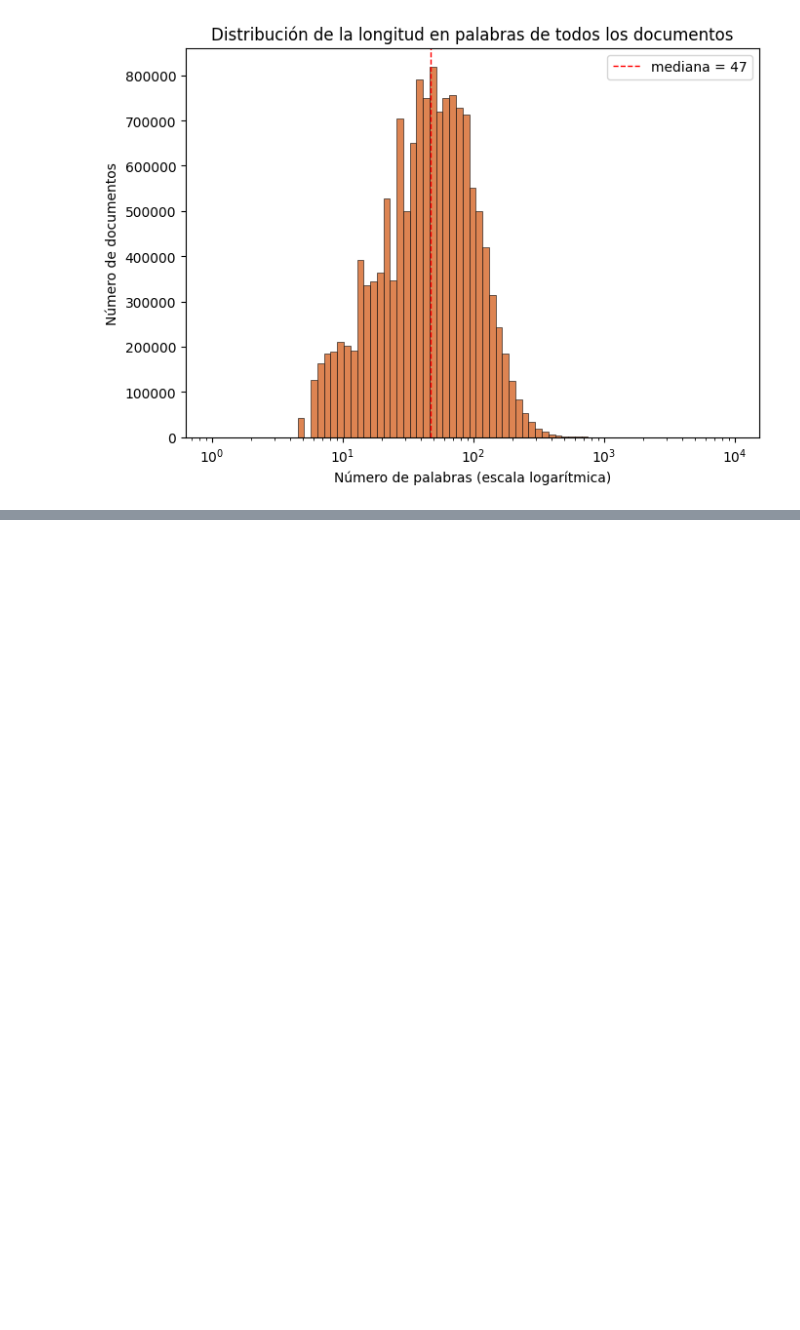
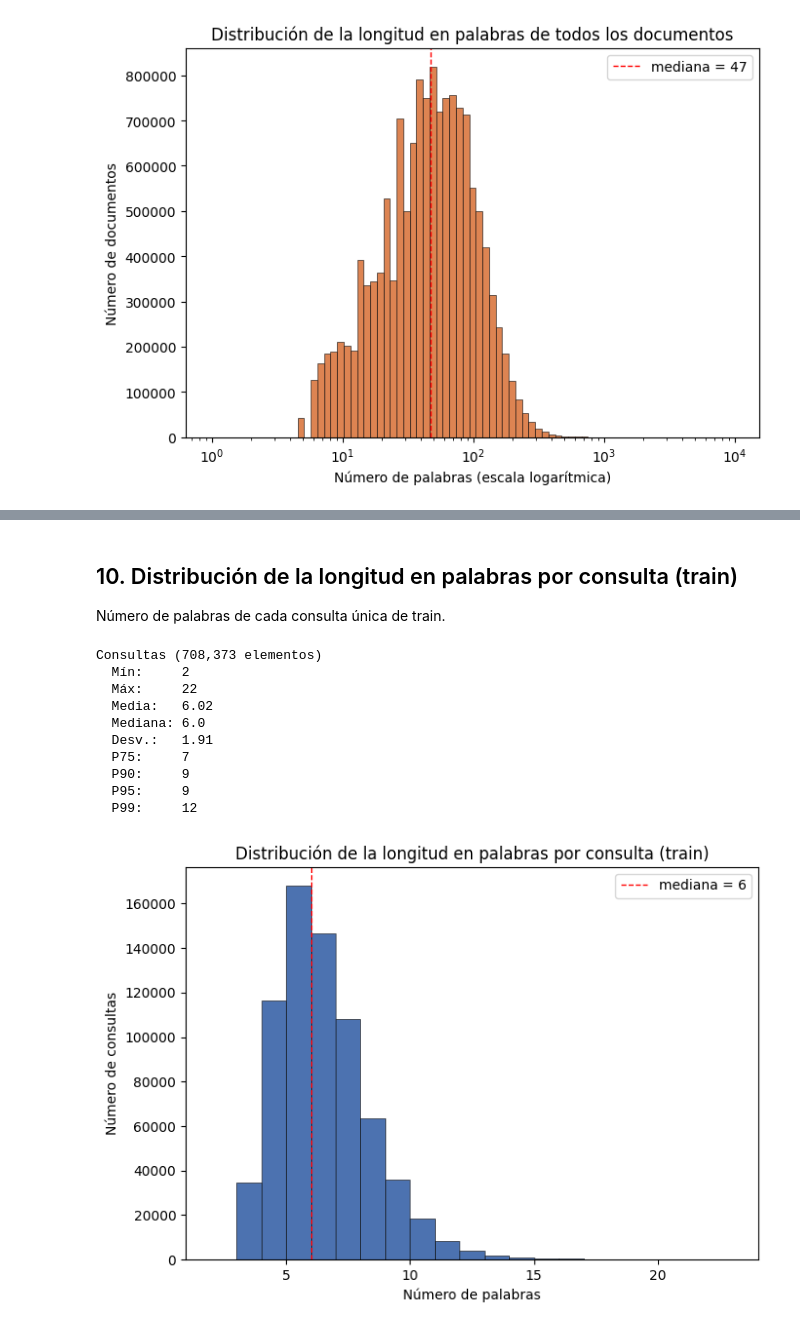
Before and after one commit to esteban-mendoza/ir-spanish, a Jupyter notebook: analysis/distributions.ipynb, the cells around one changed output, grey strips where cells are left out. Drawn from its saved outputs; the diff is of its cells as text; code cells hidden in the pictures; blank space fills up the shorter version.

```diff
--- a/analysis/distributions.ipynb
+++ b/analysis/distributions.ipynb
@@ -258,0 +274,17 @@ Documentos del corpus (14,047,759 elementos)
+# %%
+# Cifras del split de train y totales del conjunto (train + test)
+train_queries = dict(zip(train["id"], train["query"]))
+train_docs = set(train["docid"])
+train_articles = {docid.split("#")[0] for docid in train["docid"]}
+
+print(f"Filas de train:                {train.num_rows:,}")
+print(f"Consultas únicas en train:     {len(train_queries):,}")
+print(f"Documentos relevantes únicos:  {len(train_docs):,}")
+print(f"Artículos relevantes únicos:   {len(train_articles):,}")
+
+all_ids = set(test["id"]) | set(train["id"])
+print("\nTotales (train + test):")
+print(f"  Filas (juicios):               {train.num_rows + test.num_rows:,}")
+print(f"  Consultas únicas:              {len(all_ids):,}")
+print(f"  Documentos relevantes únicos:  {len(train_docs | unique_docs):,}")
+print(f"  Artículos relevantes únicos:   {len(train_articles | relevant_articles):,}")
@@ -258,0 +355,41 @@ Documentos del corpus (14,047,759 elementos)
+# %% [markdown]
+## 10. Distribución de la longitud en palabras por consulta (train)
+
+Número de palabras de cada consulta única de train.
+# %%
+# Longitud en palabras de cada consulta única de train
+train_query_wc = np.array([len(q.split()) for q in train_queries.values()])
+
+print(f"Consultas ({len(train_query_wc):,} elementos)")
+print(f"  Mín:     {train_query_wc.min()}")
+print(f"  Máx:     {train_query_wc.max():,}")
+print(f"  Media:   {train_query_wc.mean():.2f}")
+print(f"  Mediana: {np.median(train_query_wc):.1f}")
+print(f"  Desv.:   {train_query_wc.std():.2f}")
+for p in [75, 90, 95, 99]:
+    print(f"  P{p}:     {np.percentile(train_query_wc, p):.0f}")
+
+fig, ax = plt.subplots(figsize=(7, 5))
+ax.hist(train_query_wc, bins=range(train_query_wc.min(), train_query_wc.max() + 2),
+        color="#4C72B0", edgecolor="black", linewidth=0.4)
+ax.set_xlabel("Número de palabras")
+ax.set_ylabel("Número de consultas")
+ax.set_title("Distribución de la longitud en palabras por consulta (train)")
+ax.axvline(np.median(train_query_wc), color="red", ls="--", lw=1,
+           label=f"mediana = {np.median(train_query_wc):.0f}")
+ax.legend()
+plt.tight_layout()
+fig.savefig(FIG / "messirve-longitud-consultas-train.pdf", bbox_inches="tight")
+plt.show()
+# %% [output]
+Consultas (708,373 elementos)
+  Mín:     2
+  Máx:     22
+  Media:   6.02
+  Mediana: 6.0
+  Desv.:   1.91
+  P75:     7
+  P90:     9
+  P95:     9
+  P99:     12
+[figure, added]
```
Also changed, not shown: parts of 12 cells of this notebook, 8 other files.
